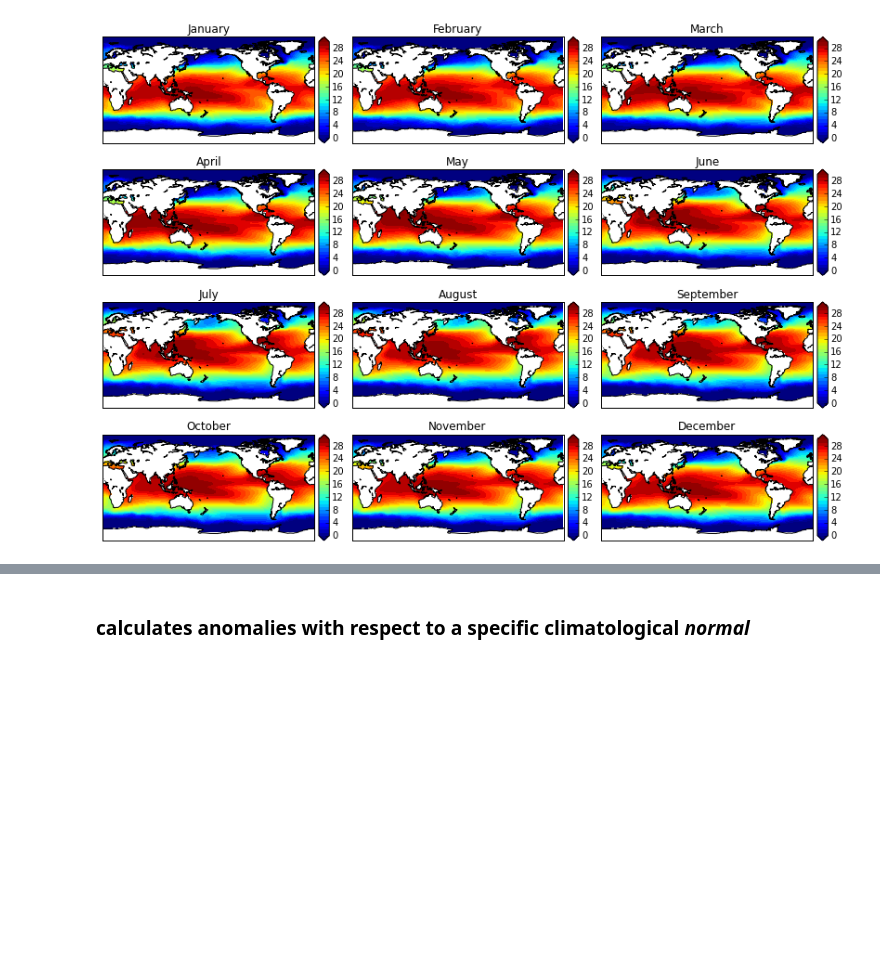
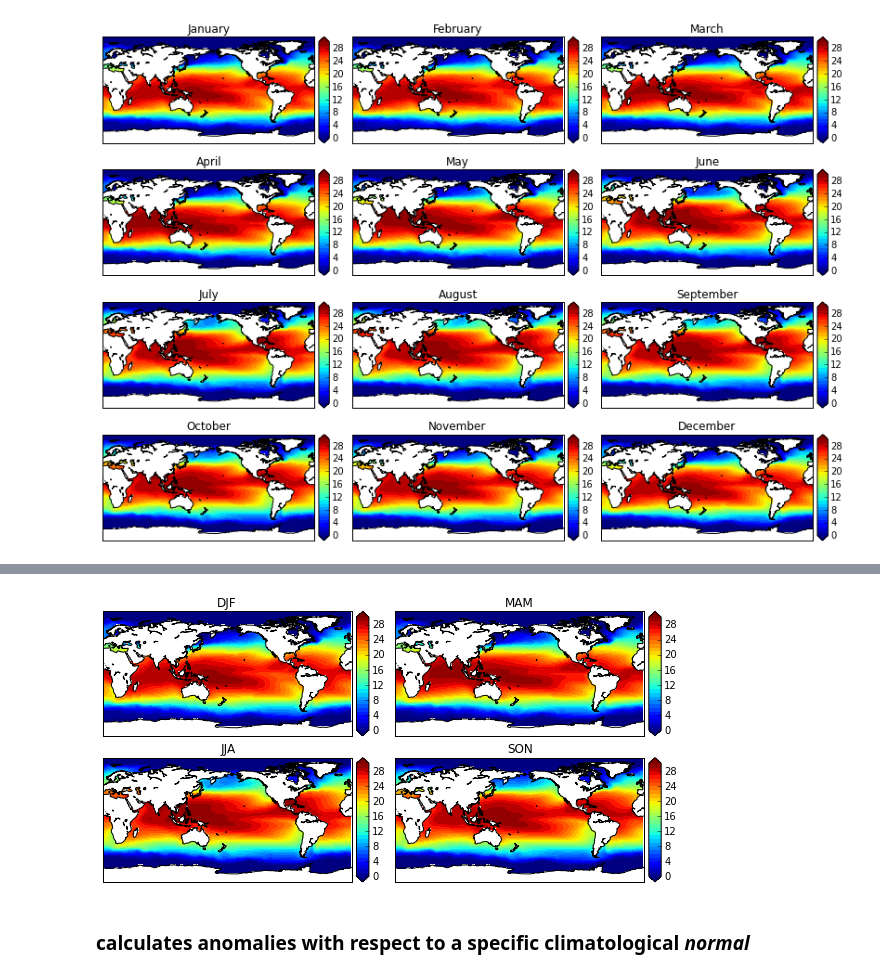
Before and after one commit to nicolasfauchereau/metocean, a Jupyter notebook: notebooks/xray.ipynb, the cells around one changed output, grey strips where cells are left out. Drawn from its saved outputs; the diff is of its cells as text; code cells hidden in the pictures; blank space fills up the shorter version.

Commit message:
added seasonal climatology example in xray.ipynb'

```diff
--- a/notebooks/xray.ipynb
+++ b/notebooks/xray.ipynb
@@ -210,0 +249,2 @@ f.savefig('./images/clim_sst.png')
+# %%
+seas_clim = sst.groupby('time.season').mean('time')
@@ -211,3 +263,13 @@ f.savefig('./images/clim_sst.png')
+# %%
+f, axes = plt.subplots(nrows=2,ncols=2, figsize=(10,5))
+f.subplots_adjust(hspace=0.1, wspace=0.1)
+axes = axes.flatten('F')
+for i, seas in enumerate(seas_clim['time.season'].values):
+    ax = axes[i]
+    plot_field(seas_clim['sst'][i,0,:,:].values, lats, lons, 0, 30, 1, ax=ax, title=seas)
+f.savefig('./images/seas_clim_sst.png')
+# %% [output]
+[figure, added]
 # %% [markdown]
 ### calculates anomalies with respect to a specific climatological *normal*
 # %% [markdown]
```
Also changed, not shown: parts of 8 cells of this notebook, 2 other files.
